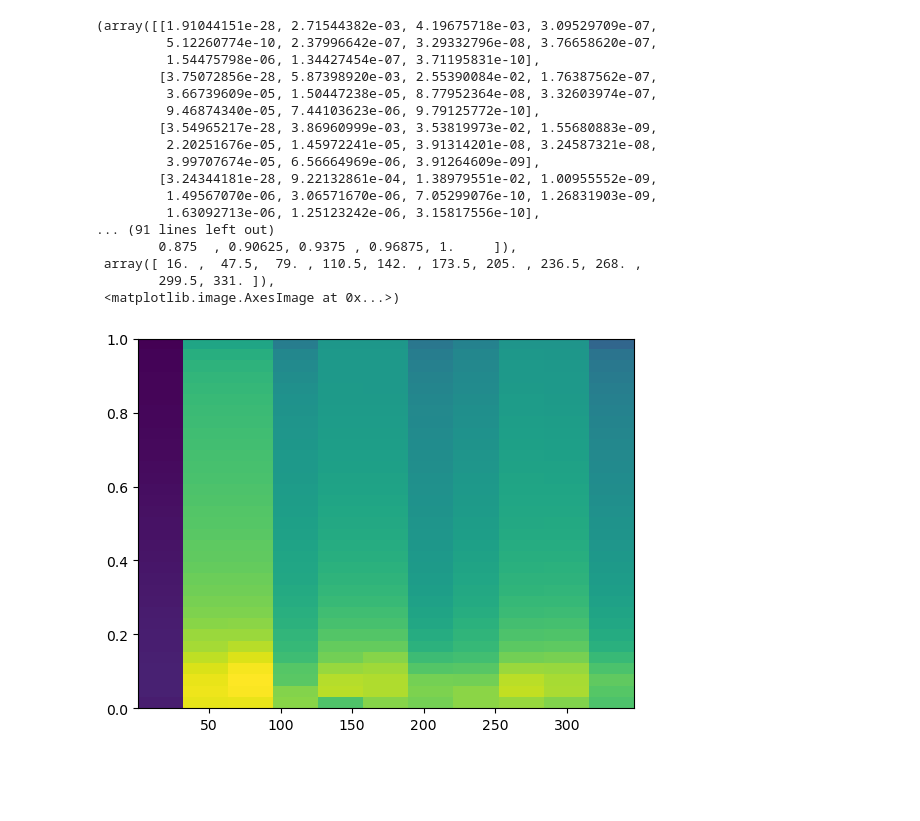
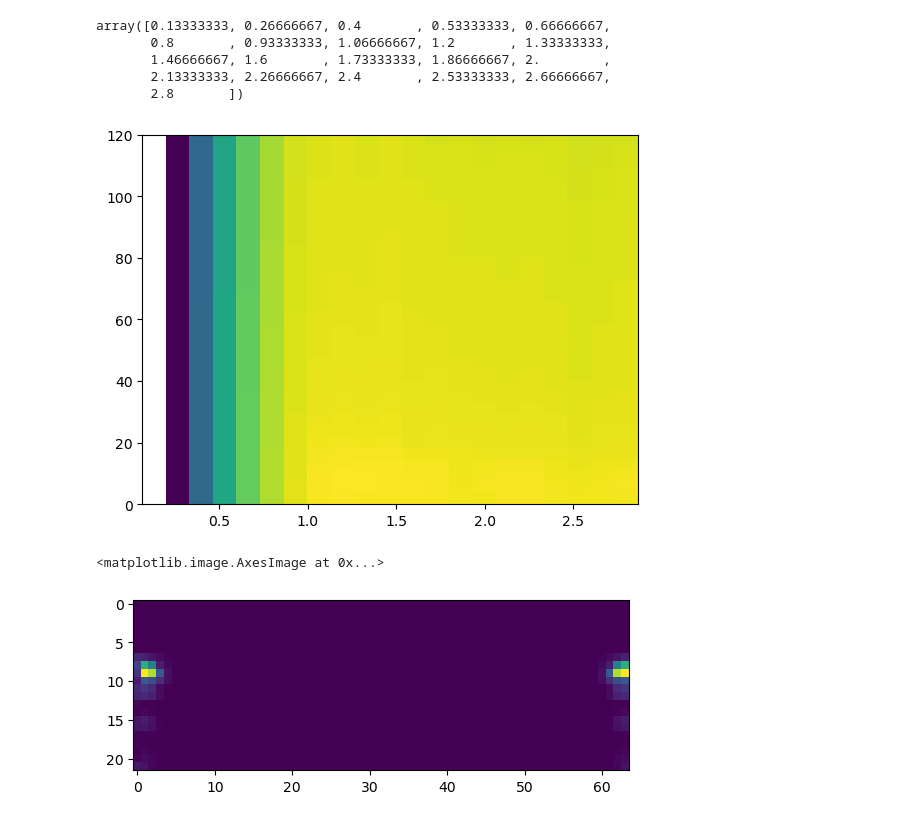
Before and after one commit to 0x1d107/stft, a Jupyter notebook: stft.ipynb, the cells around one changed output. Drawn from its saved outputs; the diff is of its cells as text; code cells hidden in the pictures; blank space fills up the shorter version.

```diff
--- a/stft.ipynb
+++ b/stft.ipynb
@@ -1,24 +1,20 @@
 # %%
 import numpy as np
+import scipy.signal as sg
 import matplotlib.pyplot as plt
 data = np.loadtxt('test.txt')
-plt.specgram(data,NFFT=64,noverlap=1)
+test = np.loadtxt('test.data')
+t,f,a,Zxx = plt.specgram(data,NFFT=64,noverlap=32,Fs=240)
+a
 # %% [output]
-(array([[1.91044151e-28, 2.71544382e-03, 4.19675718e-03, 3.09529709e-07,
-         5.12260774e-10, 2.37996642e-07, 3.29332796e-08, 3.76658620e-07,
-         1.54475798e-06, 1.34427454e-07, 3.71195831e-10],
-        [3.75072856e-28, 5.87398920e-03, 2.55390084e-02, 1.76387562e-07,
-         3.66739609e-05, 1.50447238e-05, 8.77952364e-08, 3.32603974e-07,
-         9.46874340e-05, 7.44103623e-06, 9.79125772e-10],
-        [3.54965217e-28, 3.86960999e-03, 3.53819973e-02, 1.55680883e-09,
-         2.20251676e-05, 1.45972241e-05, 3.91314201e-08, 3.24587321e-08,
-         3.99707674e-05, 6.56664969e-06, 3.91264609e-09],
-        [3.24344181e-28, 9.22132861e-04, 1.38979551e-02, 1.00955552e-09,
-         1.49567070e-06, 3.06571670e-06, 7.05299076e-10, 1.26831903e-09,
-         1.63092713e-06, 1.25123242e-06, 3.15817556e-10],
-... (91 lines left out)
-        0.875  , 0.90625, 0.9375 , 0.96875, 1.     ]),
- array([ 16. ,  47.5,  79. , 110.5, 142. , 173.5, 205. , 236.5, 268. ,
-        299.5, 331. ]),
- <matplotlib.image.AxesImage at 0x...>)
+array([0.13333333, 0.26666667, 0.4       , 0.53333333, 0.66666667,
+       0.8       , 0.93333333, 1.06666667, 1.2       , 1.33333333,
+       1.46666667, 1.6       , 1.73333333, 1.86666667, 2.        ,
+       2.13333333, 2.26666667, 2.4       , 2.53333333, 2.66666667,
+       2.8       ])
-[figure, old version]
+[figure, new version]
+# %%
+plt.imshow(test)
+# %% [output]
+<matplotlib.image.AxesImage at 0x...>
+[figure, added]
```
Also changed, not shown: parts of 8 cells of this notebook, 10 other files.
